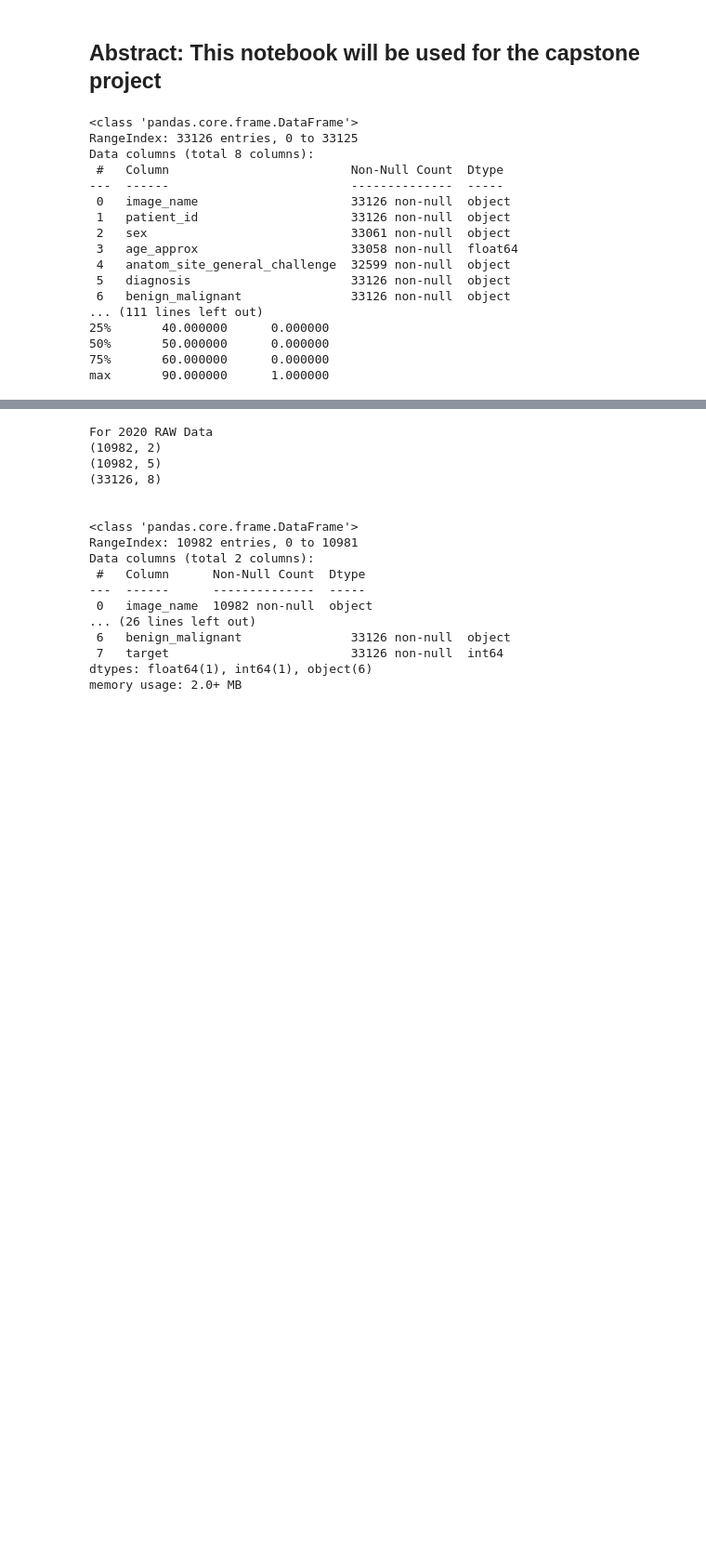
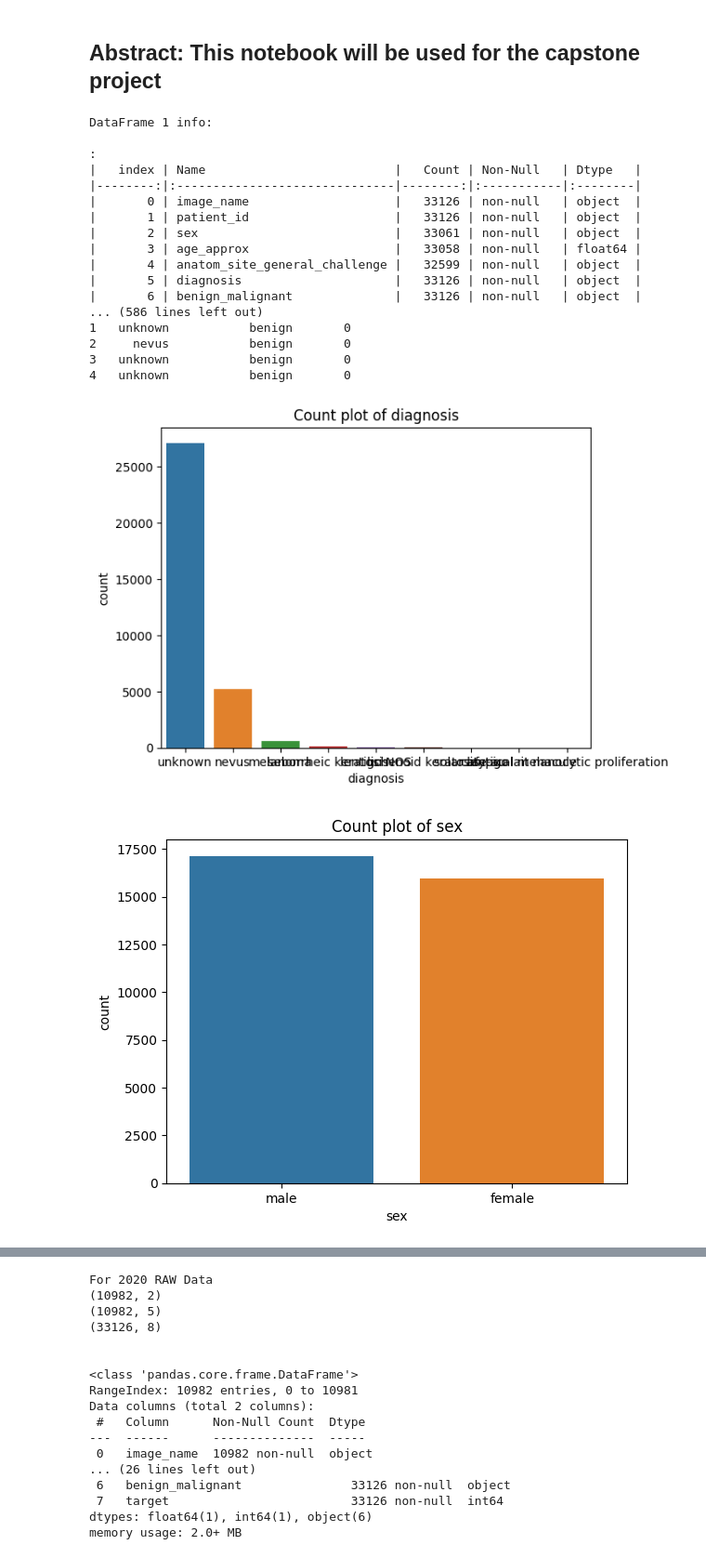
Before and after one commit to rvadavia/Raj_Vadavia_Capstone_Project, a Jupyter notebook: Raj_Capstone.ipynb, the cells around one changed output, grey strips where cells are left out. Shown: that part at 93% size. Saved outputs shown, nothing was run; the diff lists cells and outputs as text; code cells hidden in the pictures; blank space fills up the shorter version.

```diff
--- a/Raj_Capstone.ipynb
+++ b/Raj_Capstone.ipynb
@@ -134,26 +199,48 @@ class DataCleaner:
 # %%
 # Define row CSV file name and path
 File_name = 'train.csv'
 Path_Name = 'Data/Row_data(pre)'
 row_csv_file = os.path.join(Path_Name, File_name)
-df  = pd.read_csv(row_csv_file)
-cleaner = DataCleaner(df)
-cleaner.report()
+df_org  = pd.read_csv(row_csv_file)
+df_new = df_org.copy()
+DF_Comparison_1 = DF_Comparison(df_org, df_new)
+DF_Comparison_1.report()
+
+cleaner_1 = DataCleaner(df_org)
+cleaner_2 = DataCleaner(df_new)
+cleaner_1.report_and_recommend()
+cleaner_2.fill_missing_numeric_With_mean('age_approx', 'diagnosis')
+cleaner_2.fill_missing_Category_values('anatom_site_general_challenge', 'diagnosis')
+cleaner_2.fill_missing_Category_values('sex', 'diagnosis')
+cleaner_2.report_and_recommend()
+DF_Comparison_1.report()
+
+
+
+#cleaner.report()
+cleaner_2.visualize('diagnosis')
+cleaner_2.visualize('sex')
+cleaner_2.visualize('age_approx')
+cleaner_2.visualize('anatom_site_general_challenge')
+cleaner_2.visualize('target')
+cleaner_2.visualize('benign_malignant')
 # %% [output]
-<class 'pandas.core.frame.DataFrame'>
-RangeIndex: 33126 entries, 0 to 33125
-Data columns (total 8 columns):
- #   Column                         Non-Null Count  Dtype
----  ------                         --------------  -----
- 0   image_name                     33126 non-null  object
- 1   patient_id                     33126 non-null  object
- 2   sex                            33061 non-null  object
- 3   age_approx                     33058 non-null  float64
- 4   anatom_site_general_challenge  32599 non-null  object
- 5   diagnosis                      33126 non-null  object
- 6   benign_malignant               33126 non-null  object
-... (111 lines left out)
-25%       40.000000      0.000000
-50%       50.000000      0.000000
-75%       60.000000      0.000000
-max       90.000000      1.000000
+DataFrame 1 info:
+
+:
+|   index | Name                          |   Count | Non-Null   | Dtype   |
+|--------:|:------------------------------|--------:|:-----------|:--------|
+|       0 | image_name                    |   33126 | non-null   | object  |
+|       1 | patient_id                    |   33126 | non-null   | object  |
+|       2 | sex                           |   33061 | non-null   | object  |
+|       3 | age_approx                    |   33058 | non-null   | float64 |
+|       4 | anatom_site_general_challenge |   32599 | non-null   | object  |
+|       5 | diagnosis                     |   33126 | non-null   | object  |
+|       6 | benign_malignant              |   33126 | non-null   | object  |
+... (586 lines left out)
+1   unknown           benign       0
+2     nevus           benign       0
+3   unknown           benign       0
+4   unknown           benign       0
+[figure, added]
+[figure, added]
```
Also changed, not shown: parts of 4 cells of this notebook.
